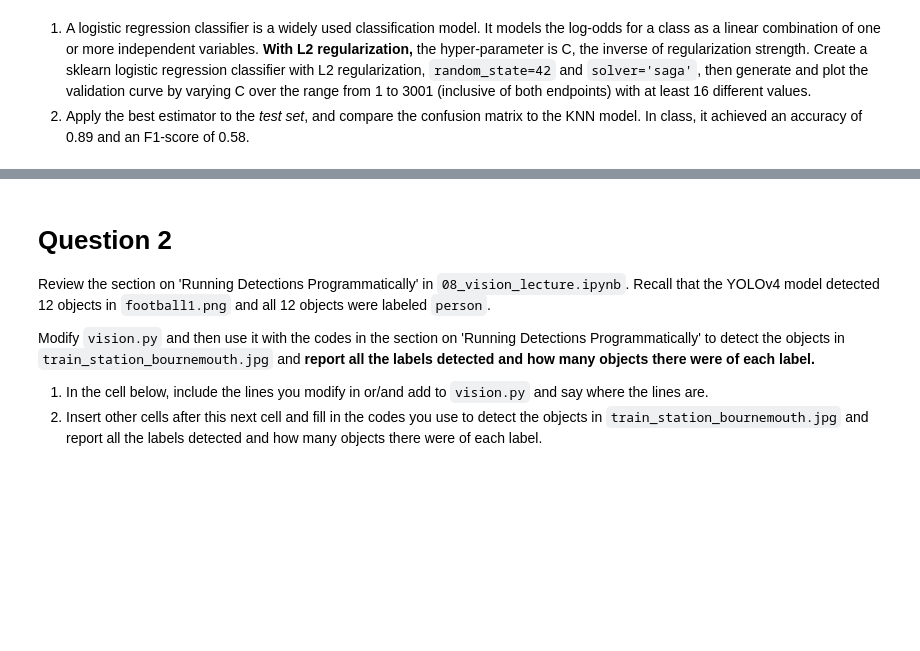
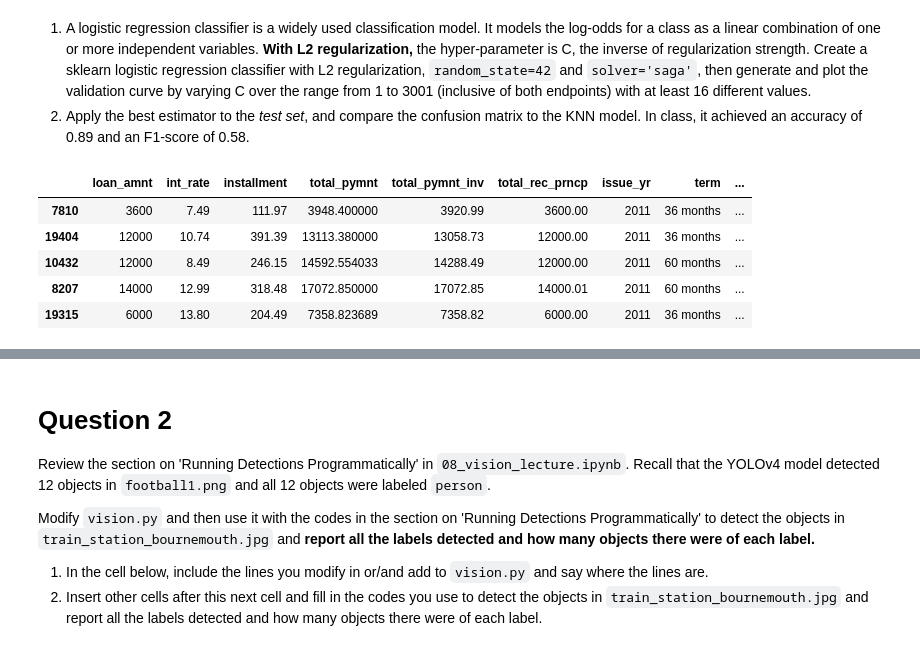
Before and after one commit to Luke-zm/Completed-Data-Courses-for-Masters, a Jupyter notebook: IND5003/assignment/IND5003_2310_Assignment_2.ipynb, the cells around one changed output, grey strips where cells are left out. Cells and saved outputs as stored; diff of their text form; code cells hidden in the pictures; blank space fills up the shorter version.

```diff
--- a/IND5003/assignment/IND5003_2310_Assignment_2.ipynb
+++ b/IND5003/assignment/IND5003_2310_Assignment_2.ipynb
@@ -61,3 +64,12 @@ X_ttest = ct.transform(X_test)
 # %% [markdown]
 1. A logistic regression classifier is a widely used classification model. It models the log-odds for a class as a linear combination of one or more independent variables. **With L2 regularization,** the hyper-parameter is C, the inverse of regularization strength. Create a sklearn logistic regression classifier with L2 regularization, `random_state=42` and `solver='saga'`, then generate and plot the validation curve by varying C over the range from 1 to 3001 (inclusive of both endpoints) with at least 16 different values.
 2. Apply the best estimator to the *test set*, and compare the confusion matrix to the KNN model. In class, it achieved an accuracy of 0.89 and an F1-score of 0.58.
+# %%
+X_train.head()
+# %% [output]
+|  | loan_amnt | int_rate | installment | total_pymnt | total_pymnt_inv | total_rec_prncp | issue_yr | term | ... |
+| 7810 | 3600 | 7.49 | 111.97 | 3948.400000 | 3920.99 | 3600.00 | 2011 | 36 months | ... |
+| 19404 | 12000 | 10.74 | 391.39 | 13113.380000 | 13058.73 | 12000.00 | 2011 | 36 months | ... |
+| 10432 | 12000 | 8.49 | 246.15 | 14592.554033 | 14288.49 | 12000.00 | 2011 | 60 months | ... |
+| 8207 | 14000 | 12.99 | 318.48 | 17072.850000 | 17072.85 | 14000.01 | 2011 | 60 months | ... |
+| 19315 | 6000 | 13.80 | 204.49 | 7358.823689 | 7358.82 | 6000.00 | 2011 | 36 months | ... |
```
Also changed, not shown: parts of 16 cells of this notebook, 5 other files.
